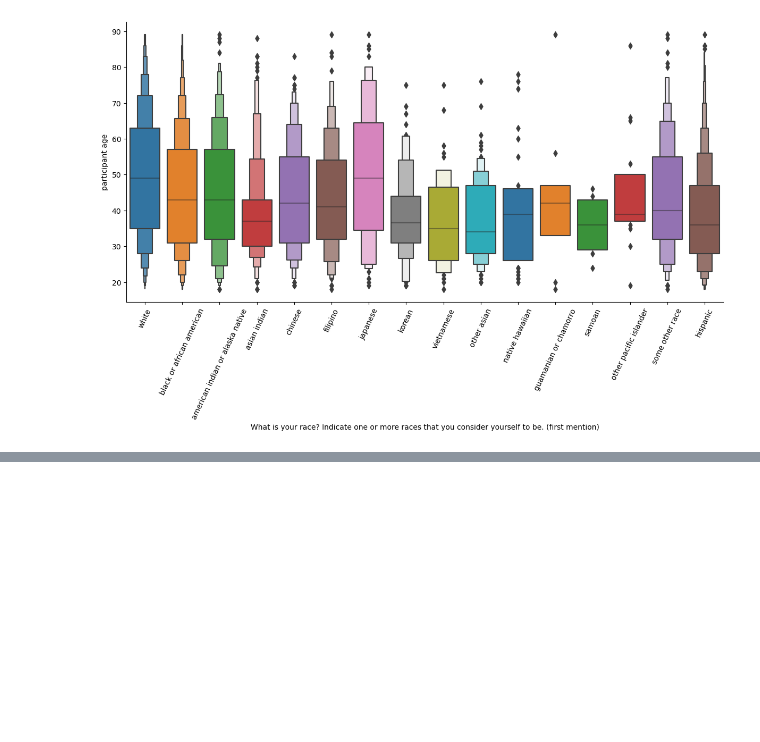
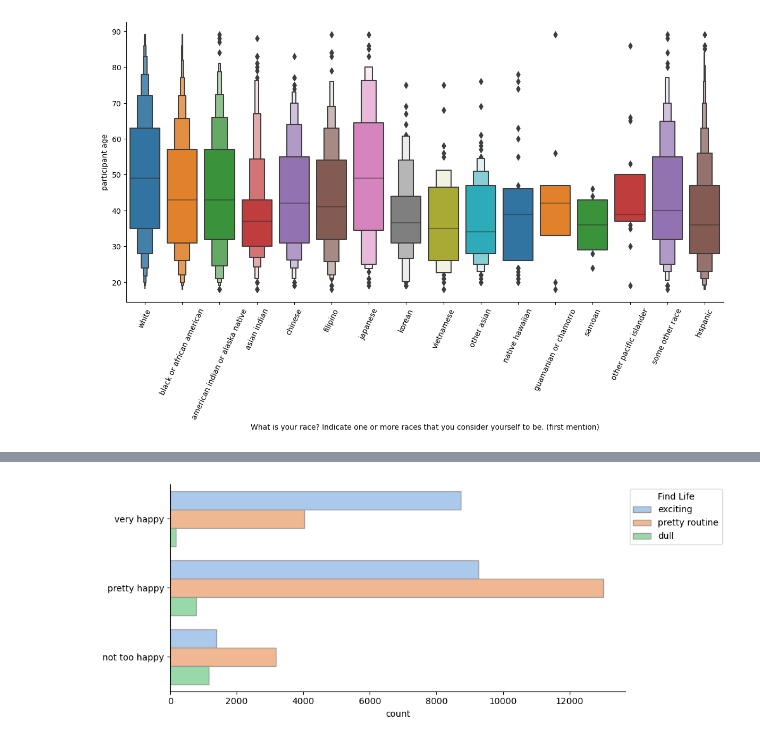
Before and after one commit to CulleyHarrelson/GeneralSocialSurvey, a Jupyter notebook: GSS-Essential-Variables.ipynb, the cells around one changed output, grey strips where cells are left out. Saved outputs shown, nothing was run; the diff lists cells and outputs as text; code cells hidden in the pictures; blank space fills up the shorter version.

```diff
--- a/GSS-Essential-Variables.ipynb
+++ b/GSS-Essential-Variables.ipynb
@@ -436,0 +526,12 @@ plt.draw()
+# %%
+i = sns.catplot(
+    data=gss, y="happy", hue="life", kind="count",
+    palette="pastel", edgecolor=".6",legend=False, height=4, aspect=2
+)
+
+i.set_yticklabels(['very happy', 'pretty happy', 'not too happy'])
+i.set_ylabels('')
+plt.legend(title='Find Life', labels=['exciting', 'pretty routine', 'dull'], loc = 2, bbox_to_anchor = (1,1))
+plt.draw()
+# %% [output]
+[figure, added]
```
Also changed, not shown: parts of 5 cells of this notebook.
